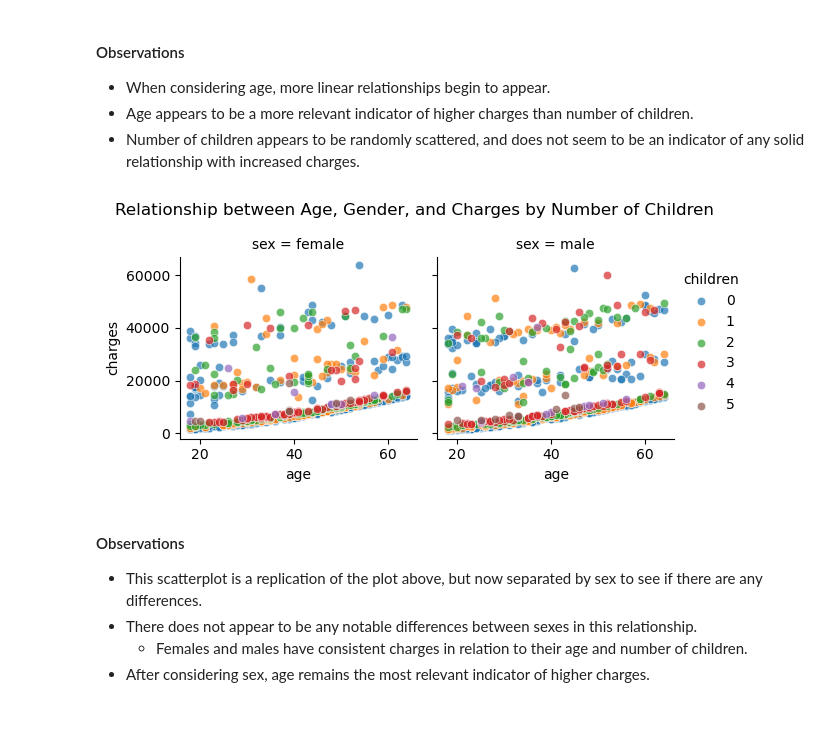
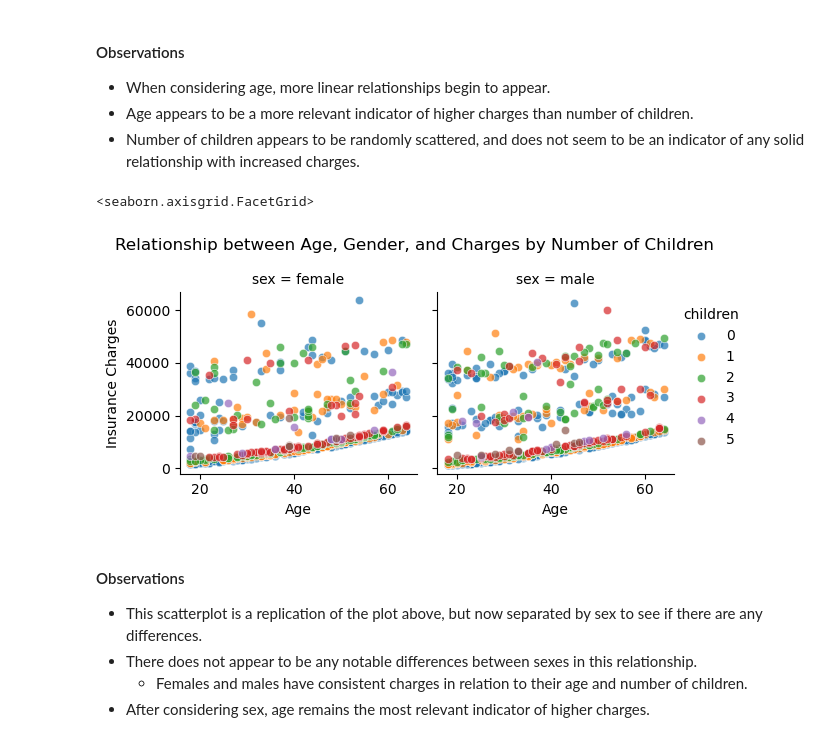
Before and after one commit to ubco-W2022T2-data301/project-group-group25, a Jupyter notebook: analysis/analysis3.ipynb, the cells around one changed output. Drawn from its saved outputs; the diff is of its cells as text; code cells hidden in the pictures.

```diff
--- a/analysis/analysis3.ipynb
+++ b/analysis/analysis3.ipynb
@@ -85,11 +88,14 @@ fgrid.fig.subplots_adjust(top=0.92)
 # %%
 fgrid_sex = sns.FacetGrid(data=df, col="sex", hue="children")
 fgrid_sex.map(sns.scatterplot, "age" ,"charges", alpha=.7)
 fgrid_sex.add_legend()
 fgrid_sex.fig.suptitle("Relationship between Age, Gender, and Charges by Number of Children")
 fgrid_sex.fig.subplots_adjust(top=0.80)
+fgrid_sex.set(xlabel="Age",
+          ylabel="Insurance Charges")
 # %% [output]
+<seaborn.axisgrid.FacetGrid>
-[figure, old version]
+[figure, new version]
 # %% [markdown]
 #### Observations
 - This scatterplot is a replication of the plot above, but now separated by sex to see if there are any differences.
```
Also changed, not shown: parts of 2 cells of this notebook, 1 other file.
